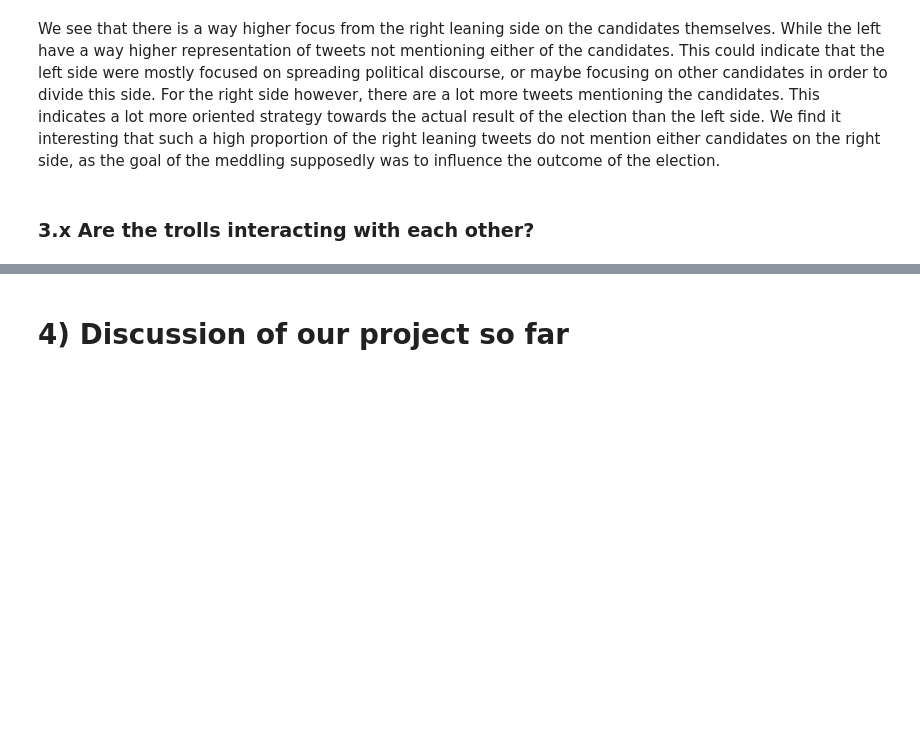
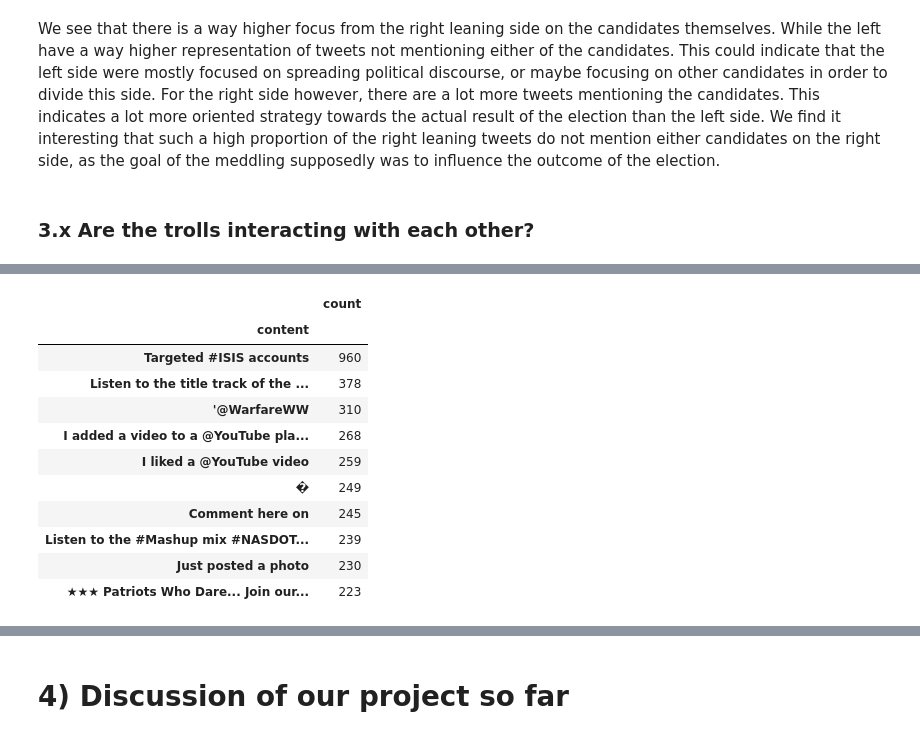
Before and after one commit to haakonms/ADAproject, a Jupyter notebook: Milestone2.ipynb, the cells around one changed output, grey strips where cells are left out. Saved outputs shown, nothing was run; the diff lists cells and outputs as text; code cells hidden in the pictures; blank space fills up the shorter version.

```diff
--- a/Milestone2.ipynb
+++ b/Milestone2.ipynb
@@ -637,0 +706,22 @@ We see that there is a way higher focus from the right leaning side on the candi
+# %%
+#we strip data on https to remove links and only keep start of tweet
+stripped_data = without_same_tweet_author
+stripped_data["content"]=stripped_data["content"].apply(lambda s: str(s).split("https")[0].strip())
+#we sort data by contents of the remaining part of the tweet. We then remove the top entry as this is an empty string.
+stripped_data = stripped_data.groupby(["content"]).size().sort_values(ascending=False).to_frame().iloc[1:]
+stripped_data.columns=["count"]
+#we display the resulting tweets sorted by tweet count
+display(stripped_data.head(10))
+# %% [output]
+|  | count |
+| content |  |
+| Targeted #ISIS accounts | 960 |
+| Listen to the title track of the ... | 378 |
+| '@WarfareWW | 310 |
+| I added a video to a @YouTube pla... | 268 |
+| I liked a @YouTube video | 259 |
+| � | 249 |
+| Comment here on | 245 |
+| Listen to the #Mashup mix #NASDOT... | 239 |
+| Just posted a photo | 230 |
+| ★★★ Patriots Who Dare... Join our... | 223 |
```
Also changed, not shown: parts of 9 cells of this notebook.
